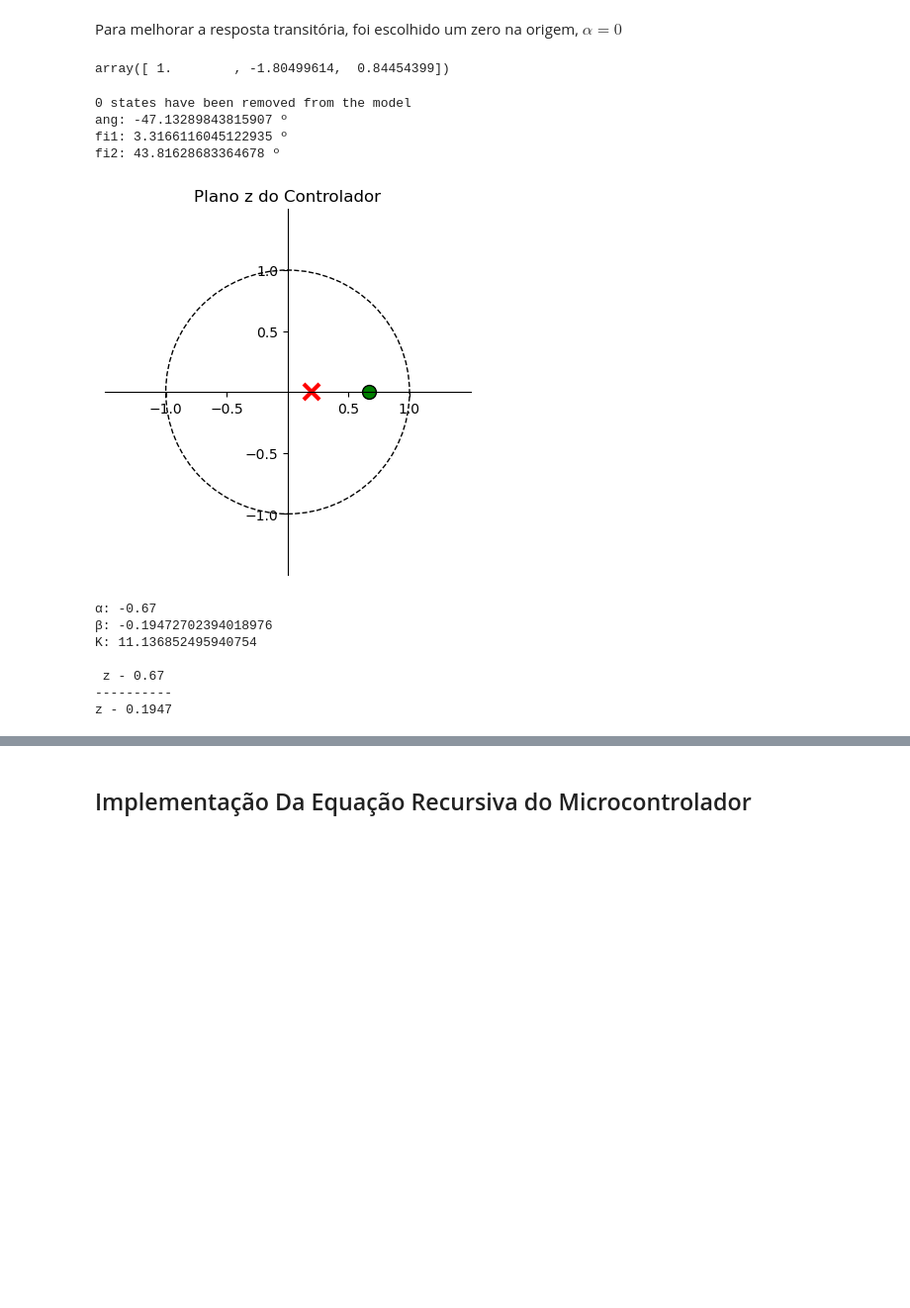
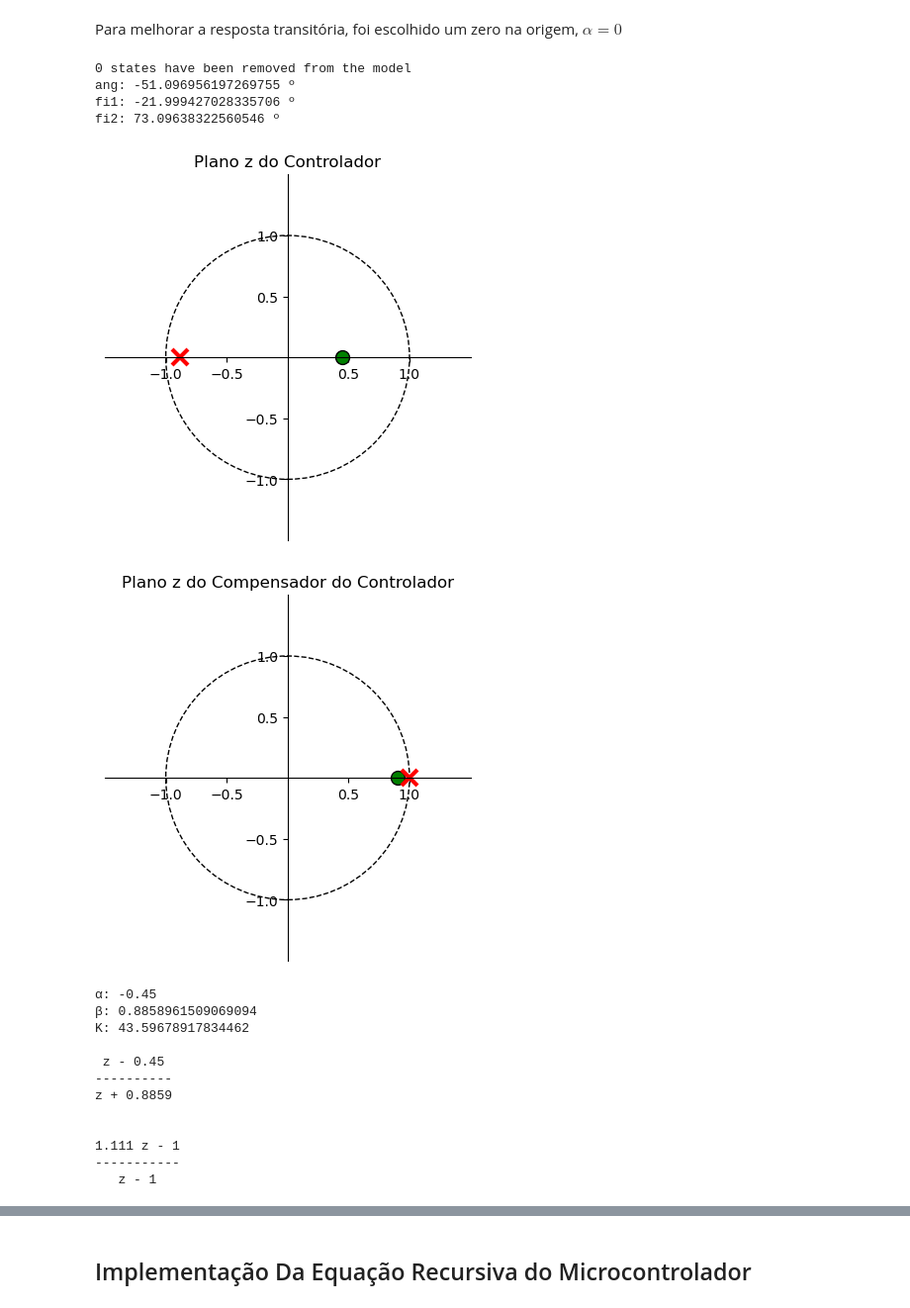
Before and after one commit to Emanuel600/Misc, a Jupyter notebook: Simul_Controle/Projeto 1 - Transformada z.ipynb, the cells around one changed output, grey strips where cells are left out. Shown at 99% size. Saved outputs shown, nothing was run; the diff lists cells and outputs as text; code cells hidden in the pictures; blank space fills up the shorter version.

```diff
--- a/Simul_Controle/Projeto 1 - Transformada z.ipynb
+++ b/Simul_Controle/Projeto 1 - Transformada z.ipynb
@@ -168,15 +168,23 @@ plt.show()
 Ts5 = NT*1e-3
 Mp  = 2*NT/100
 # Zeta e Omega do sistema controlado
-ζ   = -np.log(Mp)/np.sqrt(np.pi**2 + np.log(Mp))
+ζ   = -np.log(Mp)/np.sqrt(np.pi**2 + np.log(Mp)**2)
 ω   = 3/(ζ*Ts5)
+# Fator de Segurança
+fsg = 15e-2
+ζ   = ζ*(1+fsg)
+ω   = ω*(1+fsg)
+####
 ωd  = ω*np.sqrt(1-ζ**2)
 Ta  = 2*np.pi/(ωd*10)                   # ωs  = 2*np.pi/Ta
 ##
 j  = complex(0, 1)
 s1 = -ζ*ω+j*ωd
 z1 = np.exp(s1*Ta)
-print("Pólo desejado:", z1)
+print("Valores desejados:")
+print("z1 =", z1)
+print("ω  =", ω)
+print("ζ  =", ζ)
 ## Adicionando ZOH e transformando G(s)
 s   = ct.tf('s')
 z   = ct.tf('z')
@@ -206,12 +217,7 @@ plt.show()
 # %% [markdown]
 Para melhorar a resposta transitória, foi escolhido um zero na origem, $\alpha=0$
-# %%
-[[[a]], [[b]]] = ct.tfdata(Gz)
-b
-# %% [output]
-array([ 1.        , -1.80499614,  0.84454399])
 # %%
-α = -0.67
+α = -0.45
 # Calcula ângulo que z1 deve adicionar ao sistema
 ang = 0
 aGz = ct.minreal((z+α)*Gz)
@@ -225,43 +231,57 @@ print("ang:", (180/np.pi)*ang, "º")
 fi1 = np.arctan2(-α.real - z1.real, z1.imag-α.imag)
 print("fi1:", (180/np.pi)*fi1, "º")
 fi2 = -fi1 - ang
 print("fi2:", (180/np.pi)*fi2, "º")
 # fi2 = np.arctan2(-β.real - z1.real, z1.imag+β.imag)
 # np.tan(fi2) = (-β - z1.real)/(z1.imag-0)
 # z1.imag*np.tan(fi2) = -β - z1.real
 # β = -(z1.imag*np.tan(fi2) + z1.real)
 β   = -(z1.imag * np.tan(-fi2) + z1.real) # => Adição angular de um polo é invertida
 #np.angle(z1+β) = np.angle(z1+α) - ang
 Cz  = (z+α)/(z+β)
+Cz2 = (z-0.9)/(z-1)                    # Integrador que remove erro de regime permanente
 ctl.zplane(Cz, title="Plano z do Controlador")
+ctl.zplane(Cz2, title="Plano z do Compensador do Controlador")
 plt.show()
 #################################
 #        b[0] + ... + b[n]z**-n #
 # G(z) = ---------------------- #
 #        a[0] + ... + a[n]z**-n #
 #################################
 #
 #|K * C(z)G(z)|z->z1=1
 # K = 1/(C(z1)G(z1))
 #
 [[[b]], [[a]]] = ct.tfdata(Gz)
-K = np.abs((np.polyval(a, z1)*(z1+β))/
+[[[bc2]], [[ac2]]] = ct.tfdata(Cz2)
+K   = np.abs((np.polyval(a, z1)*(z1+β))/
            (np.polyval(b, z1)*(z1+α)))
+# Ajustando ganho do integrador
+K2  = np.abs((np.polyval(ac2, 0))/
+             (np.polyval(bc2, 0)))
+Cz2 = Cz2*K2
 print("α:", α)
 print("β:", β)
 print("K:", K)
 print(Cz)
+print(Cz2)
 # %% [output]
 0 states have been removed from the model
-ang: -47.13289843815907 º
-fi1: 3.3166116045122935 º
-fi2: 43.81628683364678 º
+ang: -51.096956197269755 º
+fi1: -21.999427028335706 º
+fi2: 73.09638322560546 º
-[figure, old version]
+[figure, new version]
+[figure, added]
-α: -0.67
-β: -0.19472702394018976
-K: 11.136852495940754
+α: -0.45
+β: 0.8858961509069094
+K: 43.59678917834462
 
- z - 0.67
+ z - 0.45
 ----------
-z - 0.1947
+z + 0.8859
+
+
+1.111 z - 1
+-----------
+   z - 1
 # %%
```
Also changed, not shown: parts of 7 cells of this notebook.
